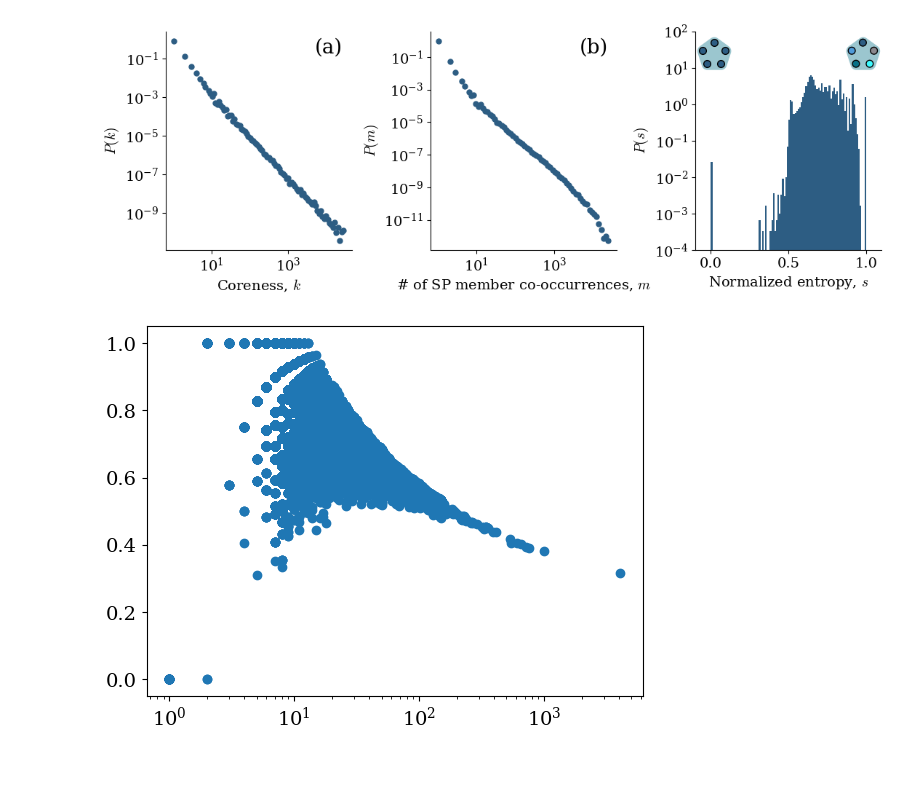
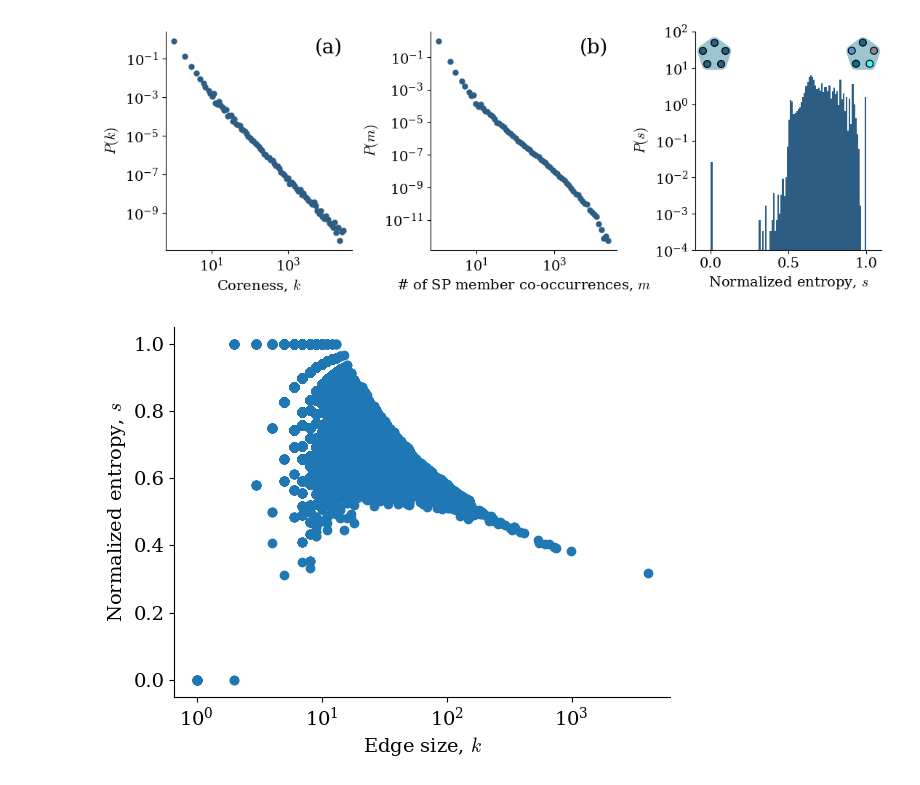
Before and after one commit to nwlandry/a-blue-start, a Jupyter notebook: plot_starterpack_stats.ipynb, the cells around one changed output. Cells and saved outputs as stored; diff of their text form; code cells hidden in the pictures.

Commit message:
update plot

```diff
--- a/plot_starterpack_stats.ipynb
+++ b/plot_starterpack_stats.ipynb
@@ -438,5 +437,9 @@ for e in edge_entropy:
 # %%
 plt.scatter(x, y)
 plt.xscale("log")
+plt.minorticks_off()
+plt.xlabel(r"Edge size, $k$")
+plt.ylabel(r"Normalized entropy, $s$")
+sns.despine()
 # %% [output]
-[figure, old version]
+[figure, new version]
```
Also changed, not shown: parts of 3 cells of this notebook, 1 other file.
